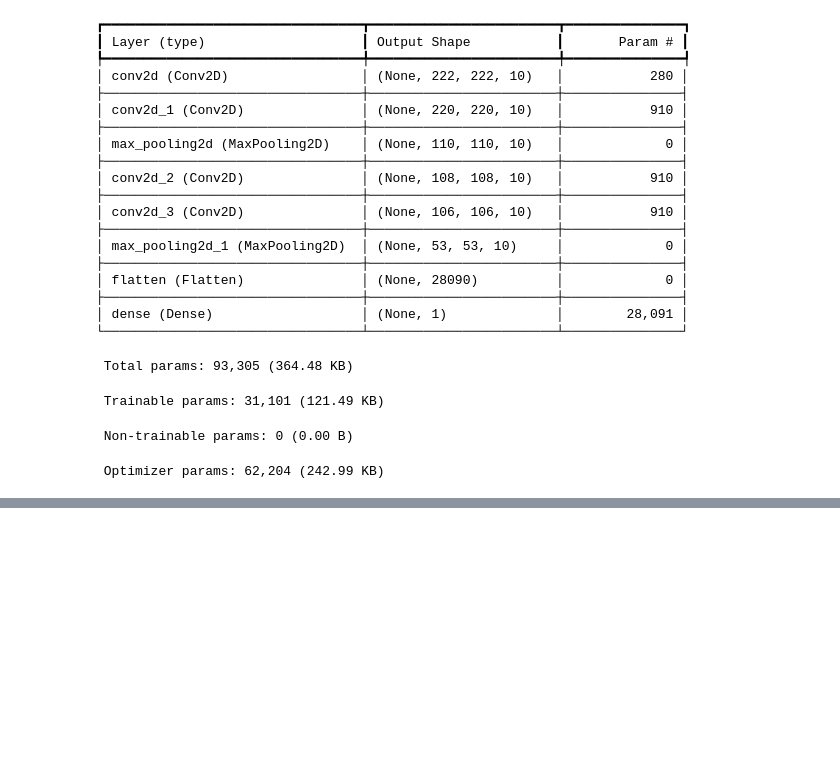
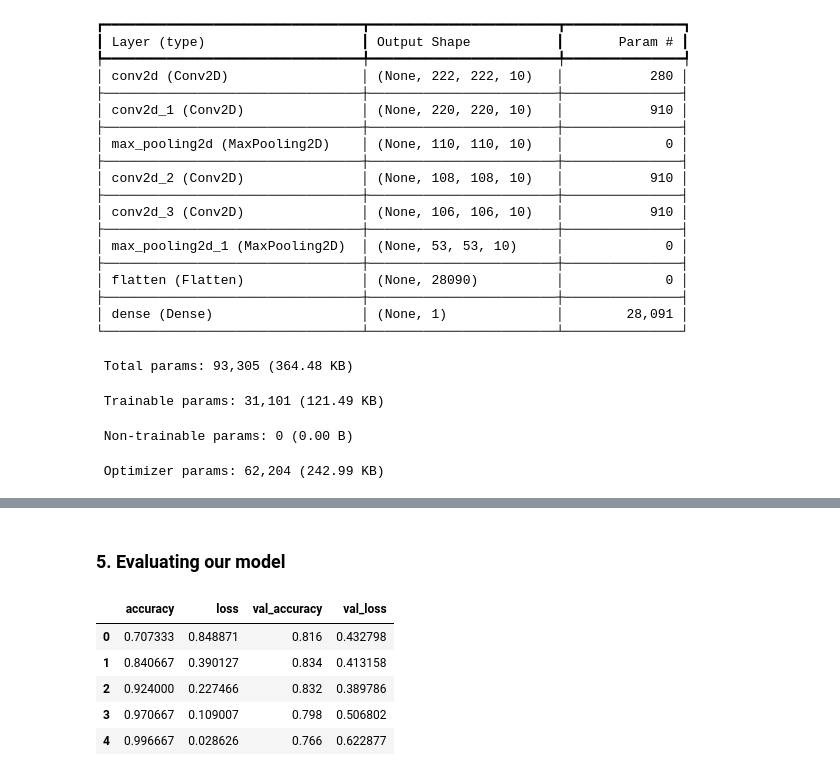
Before and after one commit to fahim-506/deep-learning-with-tensorflow, a Jupyter notebook: notebook/03_convolutional_neural_networks.ipynb, the cells around one changed output, grey strips where cells are left out. Drawn from its saved outputs; the diff is of its cells as text; code cells hidden in the pictures; blank space fills up the shorter version.

```diff
--- a/notebook/03_convolutional_neural_networks.ipynb
+++ b/notebook/03_convolutional_neural_networks.ipynb
@@ -303,0 +616,13 @@ Model: "sequential"
+# %% [markdown]
+### 5. Evaluating our model
+# %%
+import pandas as pd
+
+pd.DataFrame(history_4.history)
+# %% [output]
+|  | accuracy | loss | val_accuracy | val_loss |
+| 0 | 0.707333 | 0.848871 | 0.816 | 0.432798 |
+| 1 | 0.840667 | 0.390127 | 0.834 | 0.413158 |
+| 2 | 0.924000 | 0.227466 | 0.832 | 0.389786 |
+| 3 | 0.970667 | 0.109007 | 0.798 | 0.506802 |
+| 4 | 0.996667 | 0.028626 | 0.766 | 0.622877 |
```
Also changed, not shown: parts of 39 cells of this notebook.
